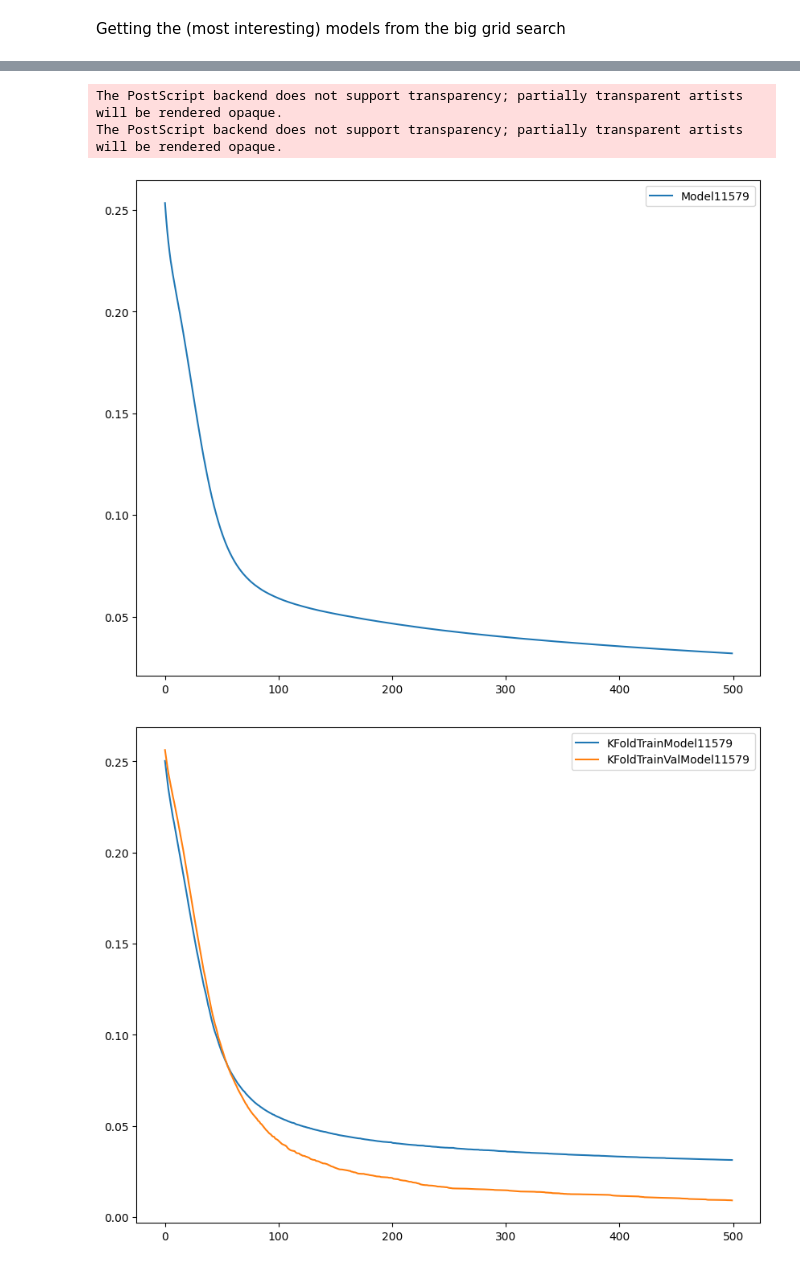
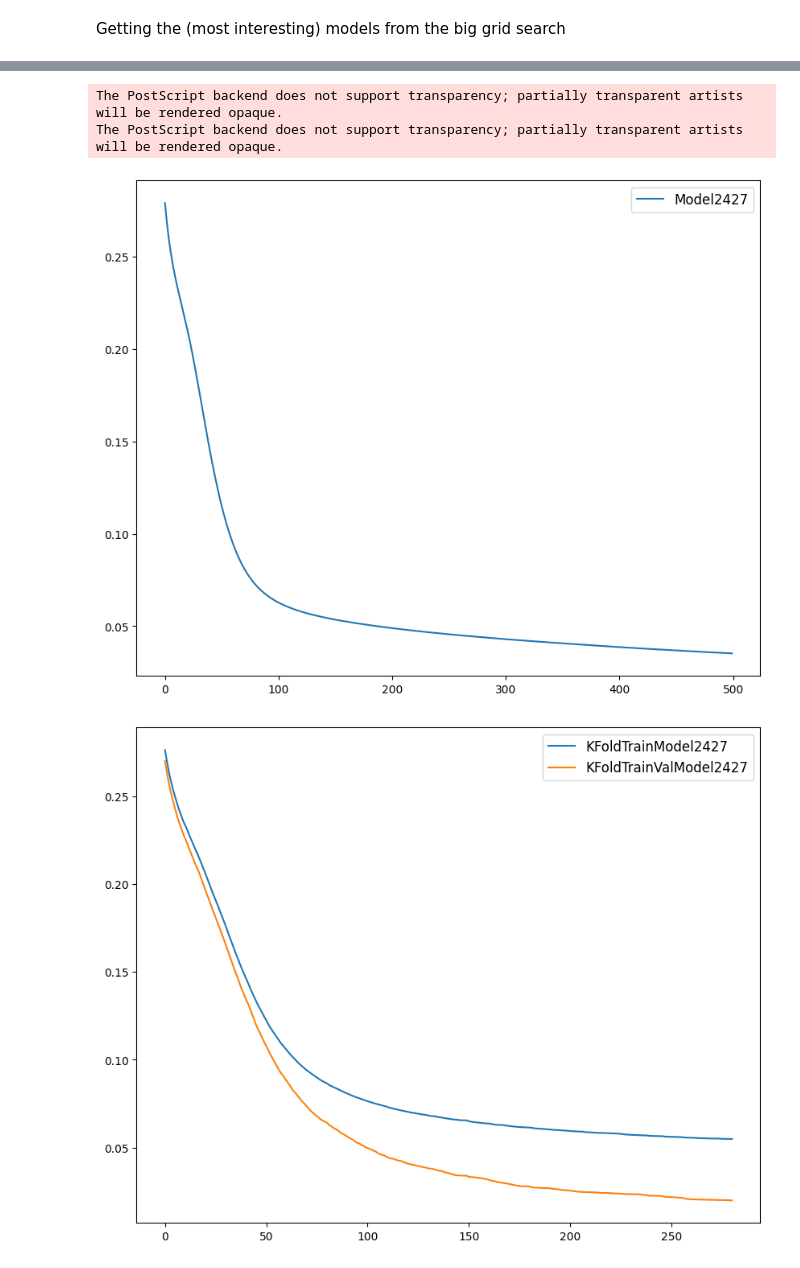
Before and after one commit to exclusiveAI/MLProject, a Jupyter notebook: Notebooks/Monk3.ipynb, the cells around one changed output, grey strips where cells are left out. Drawn from its saved outputs; the diff is of its cells as text; code cells hidden in the pictures.

Commit message:
Fixes and Results for all

```diff
--- a/Notebooks/Monk3.ipynb
+++ b/Notebooks/Monk3.ipynb
@@ -80,6 +80,8 @@ else:
         configs = [data['0'] for data in json.load(f).values()]
 # %%
 my_configs = []
+for config in configs[1]:
+    config['callbacks'] = ['earlystopping_1e-4_50_False_True']
 # ea = EarlyStoppingCallback(restore_weights=True)
 if __name__ == '__main__':
     # for config in configs[1]:
@@ -114,7 +116,8 @@ df = pd.DataFrame(models, columns=['Score', 'History_Std', 'Accuracy', 'Test_Sco
 
 df_sorted = df.sort_values(by=['Num_Layers', 'Score', 'Test_Score', 'History_Std'])
 df_sorted = df_sorted[df_sorted['Accuracy'] >= 0.95]
-df_sorted = df_sorted[df_sorted['Test_Accuracy'] >= 0.97]
+df_sorted = df_sorted[df_sorted['Test_Accuracy'] >= 0.96]
+df_sorted = df_sorted[df_sorted['Old_Accuracy_val'] >= 0.97]
 # df_sorted = df_sorted[df_sorted['History_Std'] <= 0.1]
 # df_sorted = df_sorted[df_sorted['Num_Layers'] <= 1]
 # df_sorted['Num_of_Units'] = [value[0] for value in df_sorted['Num_of_Units']]
@@ -142,7 +145,7 @@ def find_least_difference_row(my_df):
 
     for index, row in my_df.iterrows():
         array1 = np.array(row['History'])
-        differences1 =  (np.diff(array1) / np.mean(array1))
+        differences1 =  (np.diff(array1) - np.mean(array1)) /np.mean(array1)
         min_consecutive_difference = np.min(differences1)
 
         if min_consecutive_difference < min_diff:
@@ -151,11 +154,10 @@ def find_least_difference_row(my_df):
 
     return selected_row
 
-# Example usage:
 result_row = find_least_difference_row(df_sorted)
-print("Selected row:")
+# Pivot the DataFrame using 'Unnamed: 0' as both index and columns
 print(result_row)
-plot_history({result_row["Name"]: result_row['History']}, fig_size=(10,8))
+plot_history({result_row['Name']: result_row['History']}, fig_size=(10,8))
 plot_history({'KFoldTrain'+result_row["Name"]: -np.sort(-np.array(result_row['Old_History'])), 'KFoldTrainVal'+result_row["Name"]: -np.sort(-np.array(result_row['Old_History_val']))}, fig_size=(10,8))
 plot_history({result_row["Name"]: result_row['History'], 'KFoldTrain'+result_row["Name"]: result_row['Old_History'], 'KFoldTrainVal'+result_row["Name"]: result_row['Old_History_val']}, fig_size=(10,8))
 #Df sorted to pickle
@@ -185,17 +186,17 @@ Name: 11, dtype: object
 # %%
 import matplotlib.pyplot as plt
 def plot_history2(name, lines: dict, fig_size=(10, 6)):
     plt.figure(figsize=fig_size)
     for elem in lines:
         plt.plot(lines[elem], label=elem)
-    plt.legend()
+    plt.legend(fontsize=12)
     plt.savefig(name+'.eps', format='eps')
     plt.savefig(name+'.png', format='png')
 
 plot_history2(name='Monk3_train', lines={result_row["Name"]: result_row['History']}, fig_size=(10,8))
 plot_history2(name='Monk3_KFold', lines={'KFoldTrain'+result_row["Name"]: -np.sort(-np.array(result_row['Old_History'])), 'KFoldTrainVal'+result_row["Name"]: -np.sort(-np.array(result_row['Old_History_val']))}, fig_size=(10,8))
 # %% [output]
 The PostScript backend does not support transparency; partially transparent artists will be rendered opaque.
 The PostScript backend does not support transparency; partially transparent artists will be rendered opaque.
-[figure, old version]
+[figure, new version]
-[figure, old version]
+[figure, new version]
```
Also changed, not shown: parts of 3 cells of this notebook, 42 other files.
